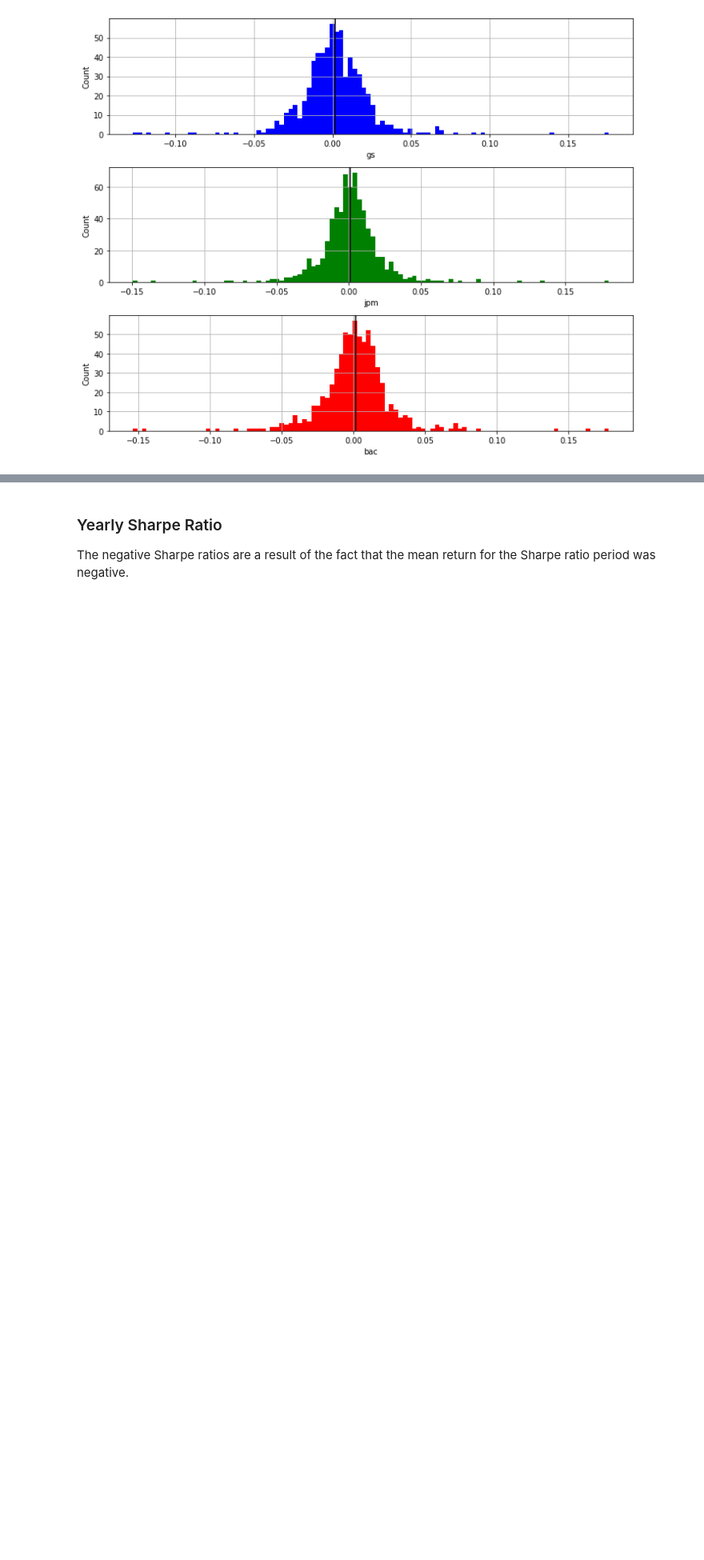
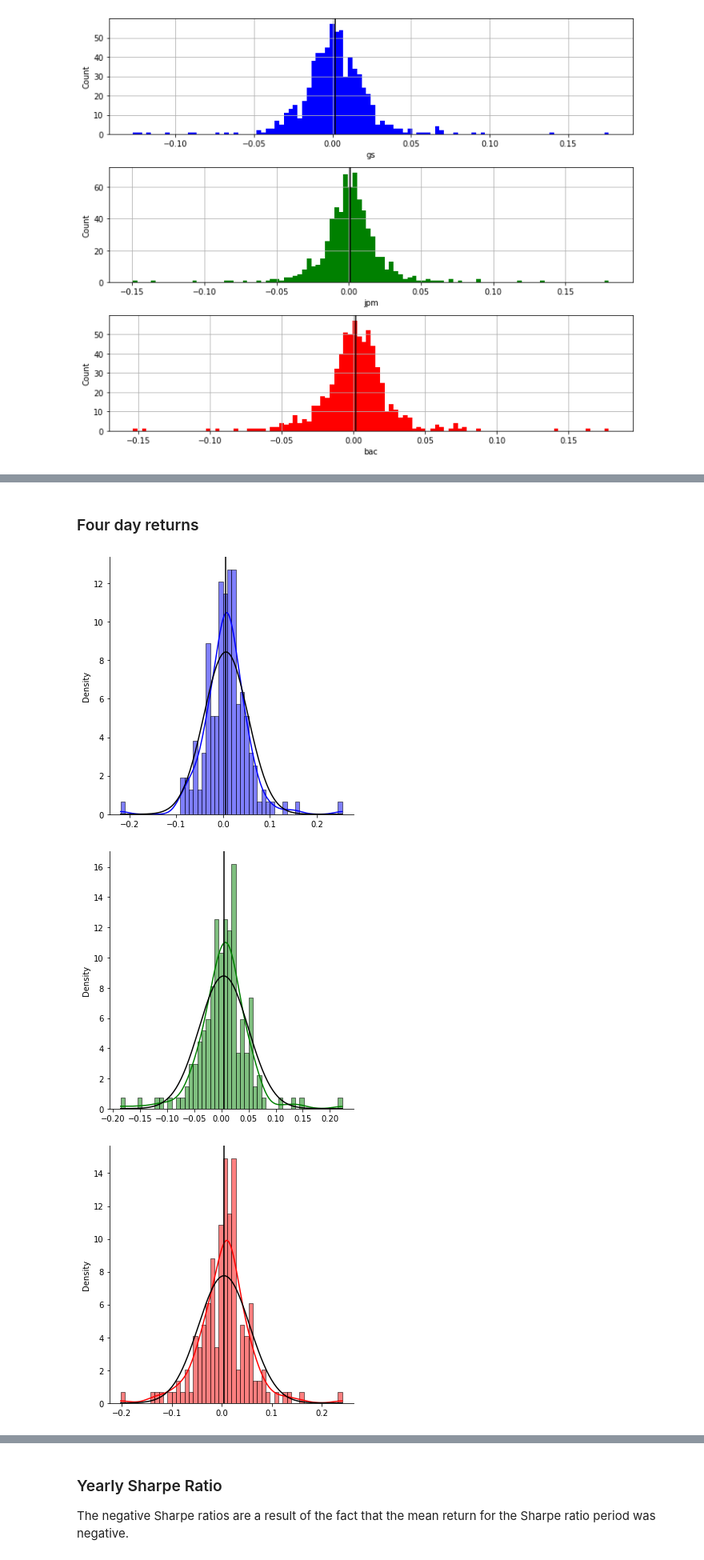
Before and after one commit to IanLKaplan/basic_finance, a Jupyter notebook: basic_finance.ipynb, the cells around one changed output, grey strips where cells are left out. Shown: that part at 80% size. Drawn from its saved outputs; the diff is of its cells as text; code cells hidden in the pictures; blank space fills up the shorter version.

```diff
--- a/basic_finance.ipynb
+++ b/basic_finance.ipynb
@@ -352,0 +390,20 @@ for i, col in enumerate(r_df_adj.columns):
+# %% [markdown]
+<h3>
+Four day returns
+</h3>
+# %%
+r_stat: List = []
+for i, col in enumerate(close_prices.columns):
+    period = 4
+    n_day_ret = simple_return(close_prices[col], period)
+    r_stat.append({'mean' : stat.mean(n_day_ret), 'sd' : stat.stdev(n_day_ret)})
+    numBins = int(np.sqrt(len(n_day_ret)) * 4)
+    hist_plot(pd.Series(n_day_ret), numBins, colors[i])
+
+r_stat_df: pd.DataFrame = pd.DataFrame(r_stat)
+r_stat_df.index = close_prices.columns
+print(tabulate(r_stat_df, headers=['stock', 'mean', 'stddev'], tablefmt="fancy_grid"))
+# %% [output]
+[figure, added]
+[figure, added]
+[figure, added]
```
Also changed, not shown: parts of 8 cells of this notebook.
